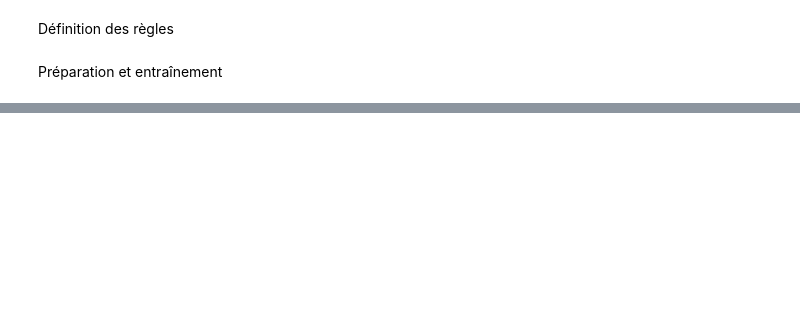
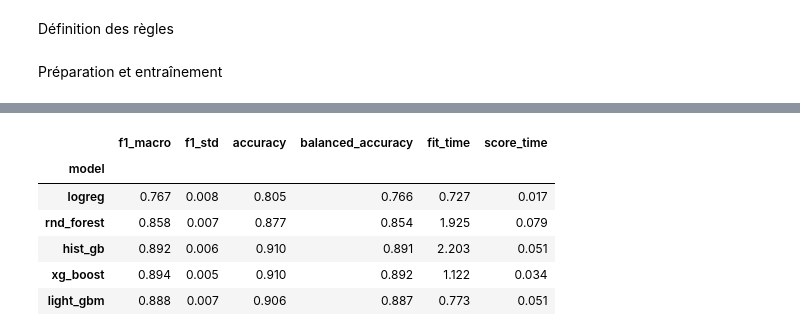
Before and after one commit to RedlineM2I/nutriscope, a Jupyter notebook: notebooks/methodes_ensemble.ipynb, the cells around one changed output, grey strips where cells are left out. Saved outputs shown, nothing was run; the diff lists cells and outputs as text; code cells hidden in the pictures; blank space fills up the shorter version.

```diff
--- a/notebooks/methodes_ensemble.ipynb
+++ b/notebooks/methodes_ensemble.ipynb
@@ -168,0 +186,15 @@ display(pd.DataFrame(results).set_index("model").round(3))
+# %%
+from lightgbm import LGBMClassifier
+
+light_gbm = Pipeline([("prep", prep_pipeline), ("model", LGBMClassifier(random_state=42, verbose=-1))])
+results.append(evaluate_cv("light_gbm", light_gbm, X_train))
+
+display(pd.DataFrame(results).set_index("model").round(3))
+# %% [output]
+|  | f1_macro | f1_std | accuracy | balanced_accuracy | fit_time | score_time |
+| model |  |  |  |  |  |  |
+| logreg | 0.767 | 0.008 | 0.805 | 0.766 | 0.727 | 0.017 |
+| rnd_forest | 0.858 | 0.007 | 0.877 | 0.854 | 1.925 | 0.079 |
+| hist_gb | 0.892 | 0.006 | 0.910 | 0.891 | 2.203 | 0.051 |
+| xg_boost | 0.894 | 0.005 | 0.910 | 0.892 | 1.122 | 0.034 |
+| light_gbm | 0.888 | 0.007 | 0.906 | 0.887 | 0.773 | 0.051 |
```
Also changed, not shown: parts of 18 cells of this notebook.
